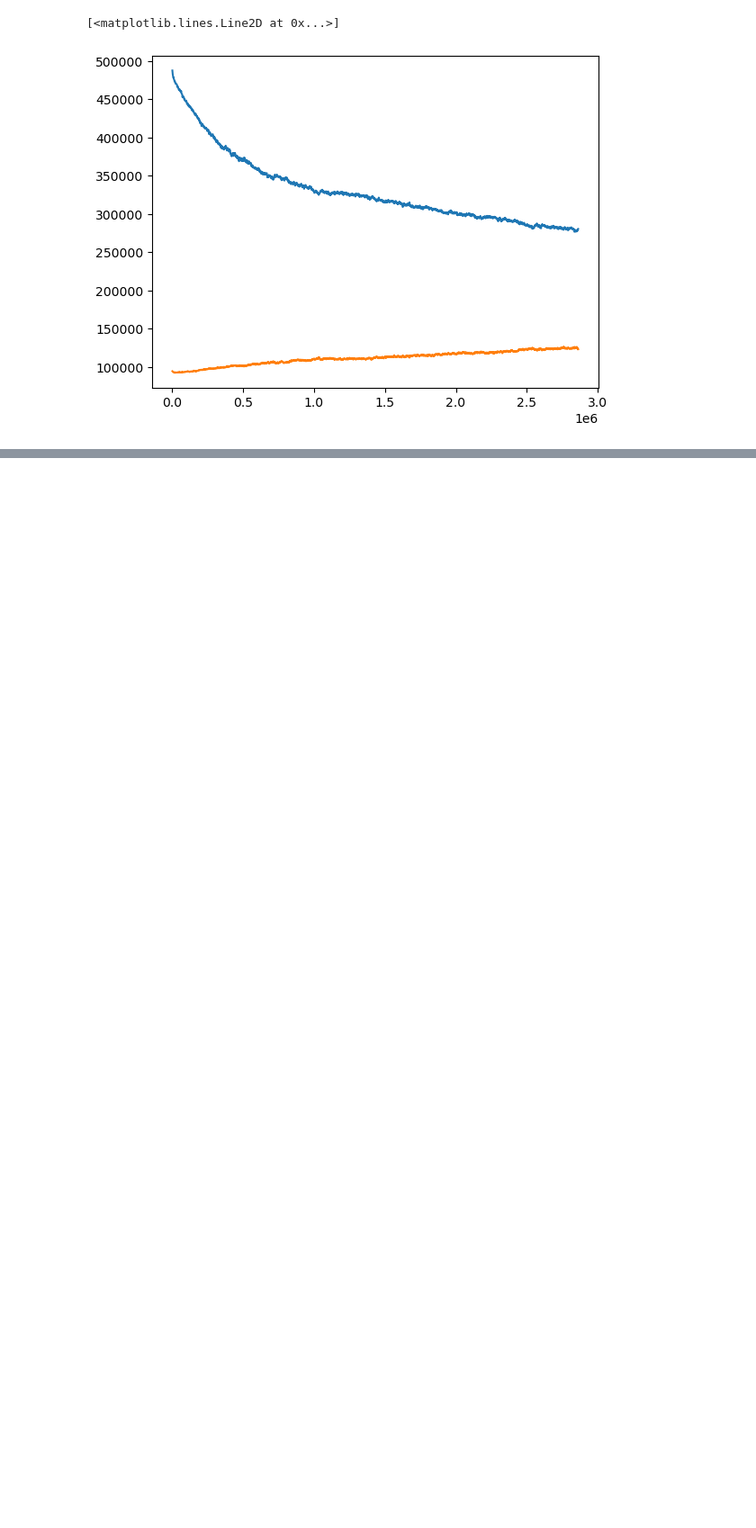
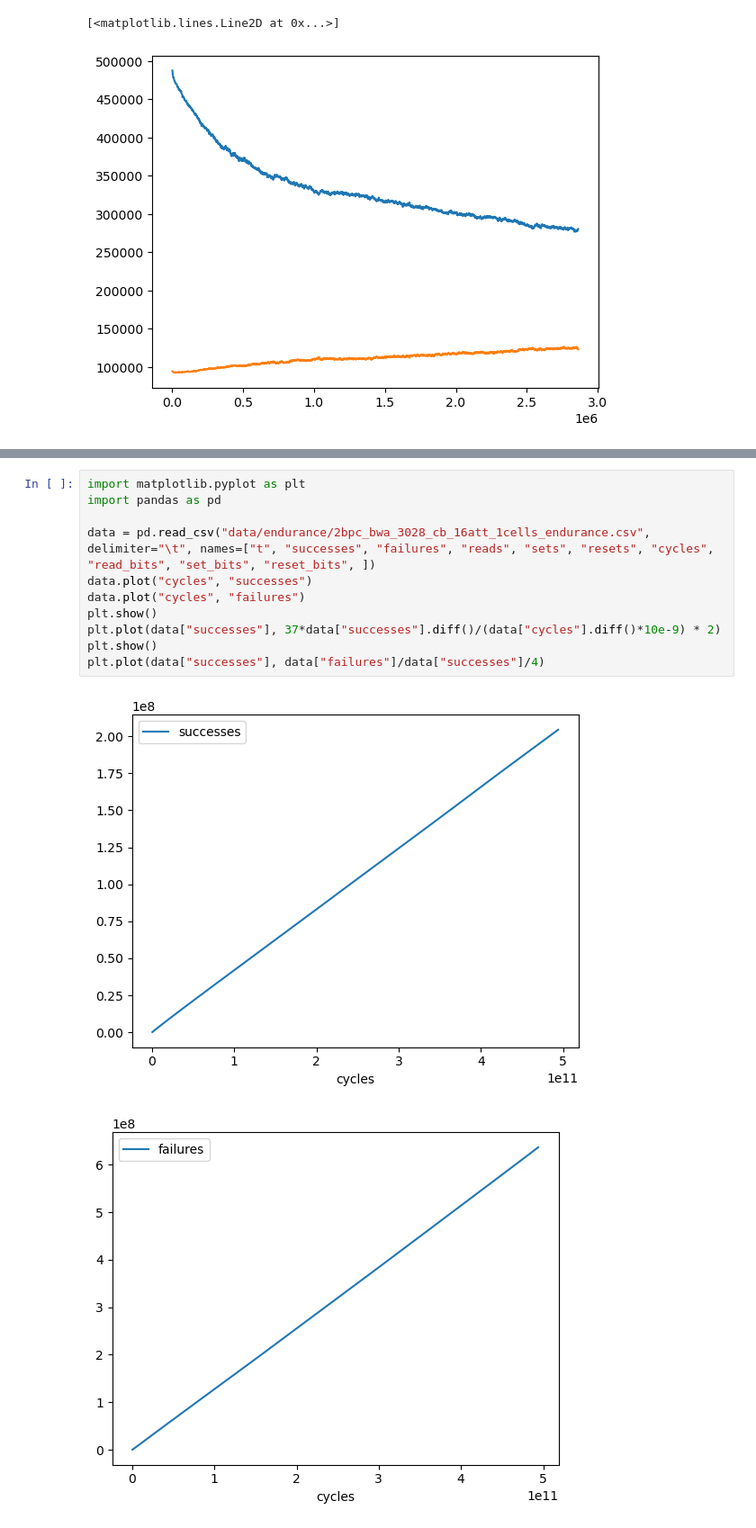
Before and after one commit to akashlevy/ember-python, a Jupyter notebook: test.ipynb, the cells around one changed output, grey strips where cells are left out. Shown at 90% size. Drawn from its saved outputs; the diff is of its cells as text; blank space fills up the shorter version.

```diff
--- a/test.ipynb
+++ b/test.ipynb
@@ -32,0 +29,14 @@ plt.plot(data["successes"], data["failures"]/data["successes"])
+# %%
+import matplotlib.pyplot as plt
+import pandas as pd
+
+data = pd.read_csv("data/endurance/2bpc_bwa_3028_cb_16att_1cells_endurance.csv", delimiter="\t", names=["t", "successes", "failures", "reads", "sets", "resets", "cycles", "read_bits", "set_bits", "reset_bits", ])
+data.plot("cycles", "successes")
+data.plot("cycles", "failures")
+plt.show()
+plt.plot(data["successes"], 37*data["successes"].diff()/(data["cycles"].diff()*10e-9) * 2)
+plt.show()
+plt.plot(data["successes"], data["failures"]/data["successes"]/4)
+# %% [output]
+[figure, added]
+[figure, added]
```
Also changed, not shown: parts of 2 cells of this notebook.
